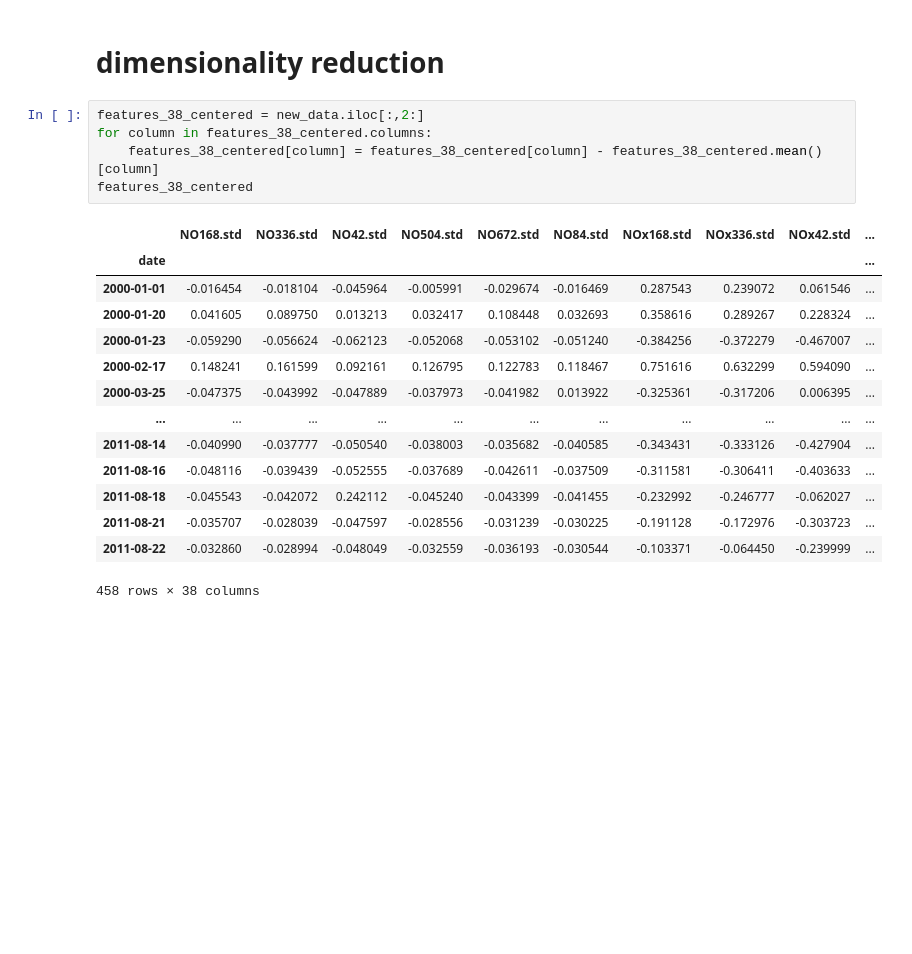
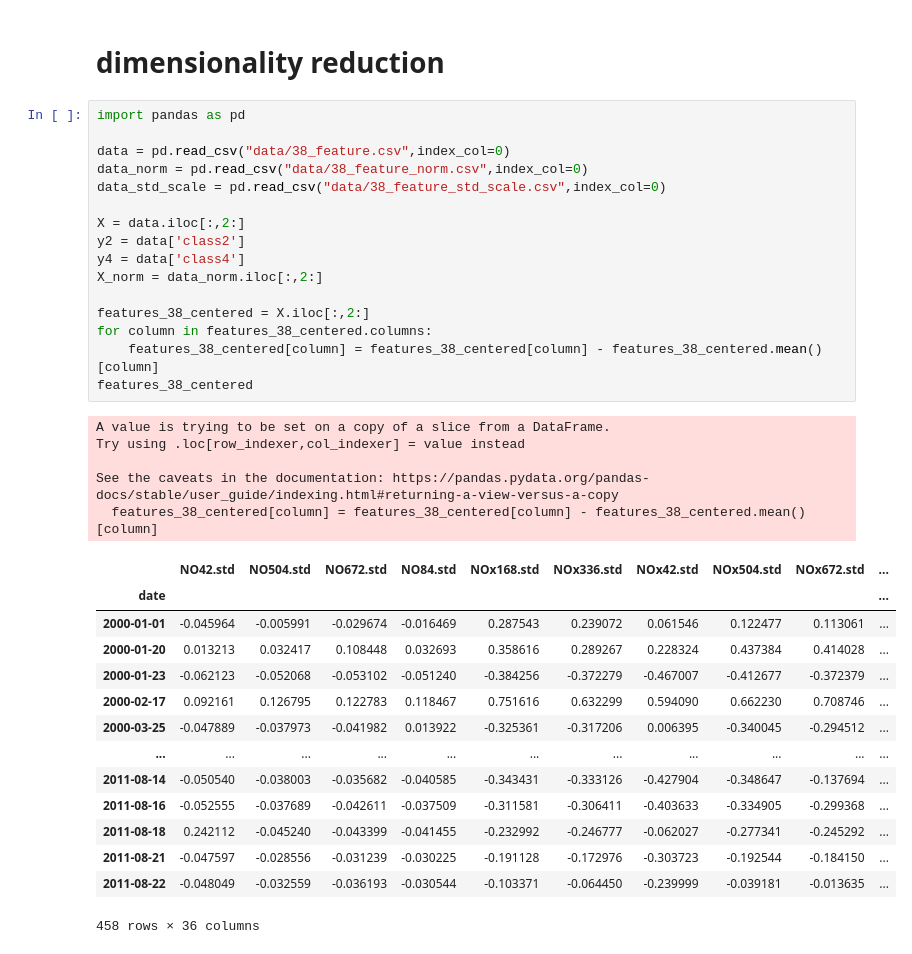
Before and after one commit to chendebiao/IML_term, a Jupyter notebook: 1. feature_reduction.ipynb, the cells around one changed output. Cells and saved outputs as stored; diff of their text form; blank space fills up the shorter version.

```diff
--- a/1. feature_reduction.ipynb
+++ b/1. feature_reduction.ipynb
@@ -173,24 +183,40 @@ new_data.to_csv('data//38_feature.csv',index= True)
 # X_new = SelectKBest(chi2, k=20).fit_transform(X_train, y_train)
 # %% [markdown]
 # dimensionality reduction
-# %%
-features_38_centered = new_data.iloc[:,2:]
-for column in features_38_centered.columns:
-    features_38_centered[column] = features_38_centered[column] - features_38_centered.mean()[column]
-features_38_centered
-# %% [output]
-|  | NO168.std | NO336.std | NO42.std | NO504.std | NO672.std | NO84.std | NOx168.std | NOx336.std | NOx42.std | ... |
-| date |  |  |  |  |  |  |  |  |  | ... |
-| 2000-01-01 | -0.016454 | -0.018104 | -0.045964 | -0.005991 | -0.029674 | -0.016469 | 0.287543 | 0.239072 | 0.061546 | ... |
-| 2000-01-20 | 0.041605 | 0.089750 | 0.013213 | 0.032417 | 0.108448 | 0.032693 | 0.358616 | 0.289267 | 0.228324 | ... |
-| 2000-01-23 | -0.059290 | -0.056624 | -0.062123 | -0.052068 | -0.053102 | -0.051240 | -0.384256 | -0.372279 | -0.467007 | ... |
-| 2000-02-17 | 0.148241 | 0.161599 | 0.092161 | 0.126795 | 0.122783 | 0.118467 | 0.751616 | 0.632299 | 0.594090 | ... |
-| 2000-03-25 | -0.047375 | -0.043992 | -0.047889 | -0.037973 | -0.041982 | 0.013922 | -0.325361 | -0.317206 | 0.006395 | ... |
-| ... | ... | ... | ... | ... | ... | ... | ... | ... | ... | ... |
-| 2011-08-14 | -0.040990 | -0.037777 | -0.050540 | -0.038003 | -0.035682 | -0.040585 | -0.343431 | -0.333126 | -0.427904 | ... |
-| 2011-08-16 | -0.048116 | -0.039439 | -0.052555 | -0.037689 | -0.042611 | -0.037509 | -0.311581 | -0.306411 | -0.403633 | ... |
-| 2011-08-18 | -0.045543 | -0.042072 | 0.242112 | -0.045240 | -0.043399 | -0.041455 | -0.232992 | -0.246777 | -0.062027 | ... |
-| 2011-08-21 | -0.035707 | -0.028039 | -0.047597 | -0.028556 | -0.031239 | -0.030225 | -0.191128 | -0.172976 | -0.303723 | ... |
-| 2011-08-22 | -0.032860 | -0.028994 | -0.048049 | -0.032559 | -0.036193 | -0.030544 | -0.103371 | -0.064450 | -0.239999 | ... |
-458 rows × 38 columns
+# %%
+import pandas as pd
+
+data = pd.read_csv("data/38_feature.csv",index_col=0)
+data_norm = pd.read_csv("data/38_feature_norm.csv",index_col=0)
+data_std_scale = pd.read_csv("data/38_feature_std_scale.csv",index_col=0)
+
+X = data.iloc[:,2:]
+y2 = data['class2']
+y4 = data['class4']
+X_norm = data_norm.iloc[:,2:]
+
+features_38_centered = X.iloc[:,2:]
+for column in features_38_centered.columns:
+    features_38_centered[column] = features_38_centered[column] - features_38_centered.mean()[column]
+features_38_centered
+# %% [output]
+A value is trying to be set on a copy of a slice from a DataFrame.
+Try using .loc[row_indexer,col_indexer] = value instead
+
+See the caveats in the documentation: https://pandas.pydata.org/pandas-docs/stable/user_guide/indexing.html#returning-a-view-versus-a-copy
+  features_38_centered[column] = features_38_centered[column] - features_38_centered.mean()[column]
+|  | NO42.std | NO504.std | NO672.std | NO84.std | NOx168.std | NOx336.std | NOx42.std | NOx504.std | NOx672.std | ... |
+| date |  |  |  |  |  |  |  |  |  | ... |
+| 2000-01-01 | -0.045964 | -0.005991 | -0.029674 | -0.016469 | 0.287543 | 0.239072 | 0.061546 | 0.122477 | 0.113061 | ... |
+| 2000-01-20 | 0.013213 | 0.032417 | 0.108448 | 0.032693 | 0.358616 | 0.289267 | 0.228324 | 0.437384 | 0.414028 | ... |
+| 2000-01-23 | -0.062123 | -0.052068 | -0.053102 | -0.051240 | -0.384256 | -0.372279 | -0.467007 | -0.412677 | -0.372379 | ... |
+| 2000-02-17 | 0.092161 | 0.126795 | 0.122783 | 0.118467 | 0.751616 | 0.632299 | 0.594090 | 0.662230 | 0.708746 | ... |
+| 2000-03-25 | -0.047889 | -0.037973 | -0.041982 | 0.013922 | -0.325361 | -0.317206 | 0.006395 | -0.340045 | -0.294512 | ... |
+| ... | ... | ... | ... | ... | ... | ... | ... | ... | ... | ... |
+| 2011-08-14 | -0.050540 | -0.038003 | -0.035682 | -0.040585 | -0.343431 | -0.333126 | -0.427904 | -0.348647 | -0.137694 | ... |
+| 2011-08-16 | -0.052555 | -0.037689 | -0.042611 | -0.037509 | -0.311581 | -0.306411 | -0.403633 | -0.334905 | -0.299368 | ... |
+| 2011-08-18 | 0.242112 | -0.045240 | -0.043399 | -0.041455 | -0.232992 | -0.246777 | -0.062027 | -0.277341 | -0.245292 | ... |
+| 2011-08-21 | -0.047597 | -0.028556 | -0.031239 | -0.030225 | -0.191128 | -0.172976 | -0.303723 | -0.192544 | -0.184150 | ... |
+| 2011-08-22 | -0.048049 | -0.032559 | -0.036193 | -0.030544 | -0.103371 | -0.064450 | -0.239999 | -0.039181 | -0.013635 | ... |
+458 rows × 36 columns
 # %%
```
Also changed, not shown: parts of 3 cells of this notebook, 30 other files.
